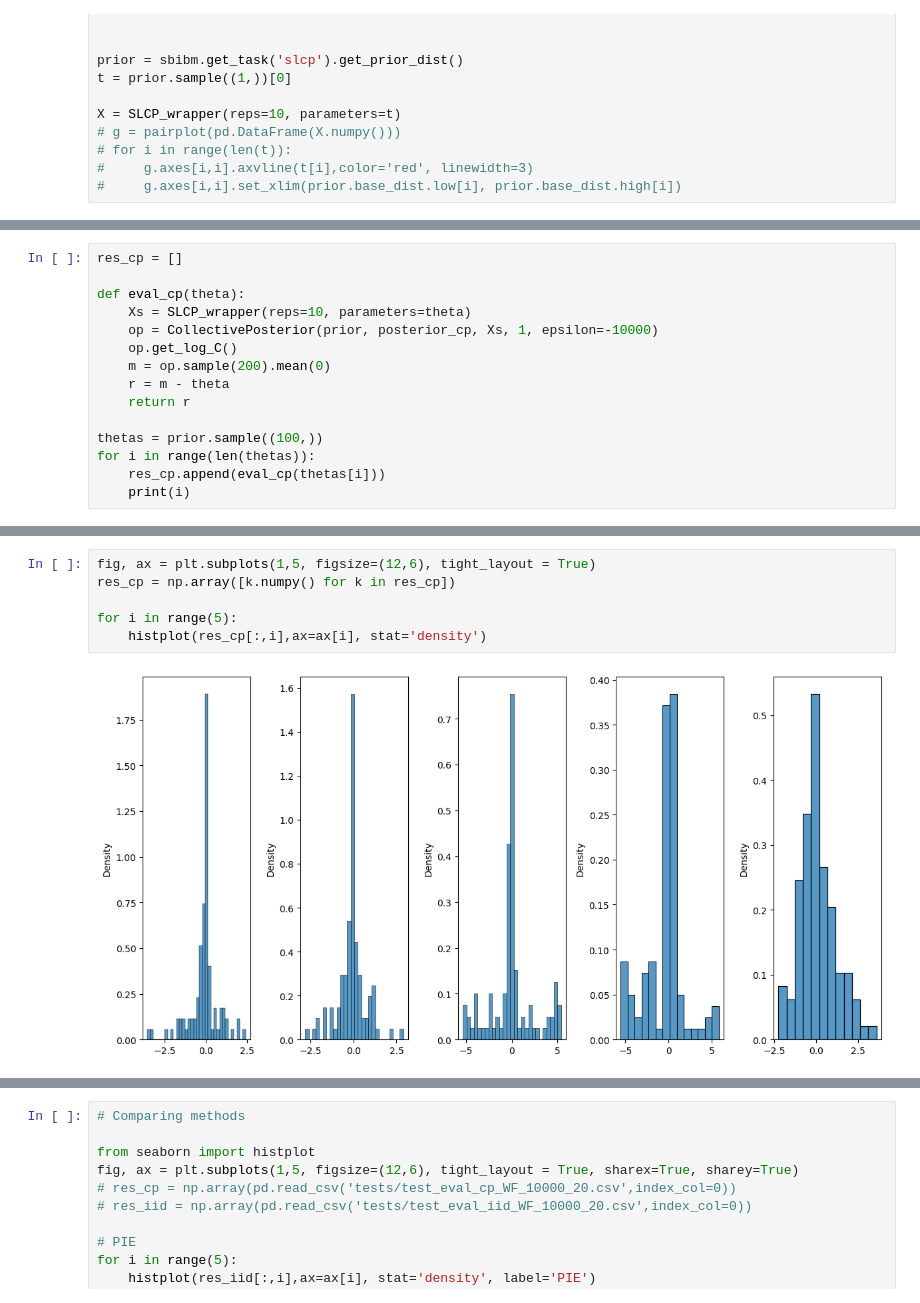
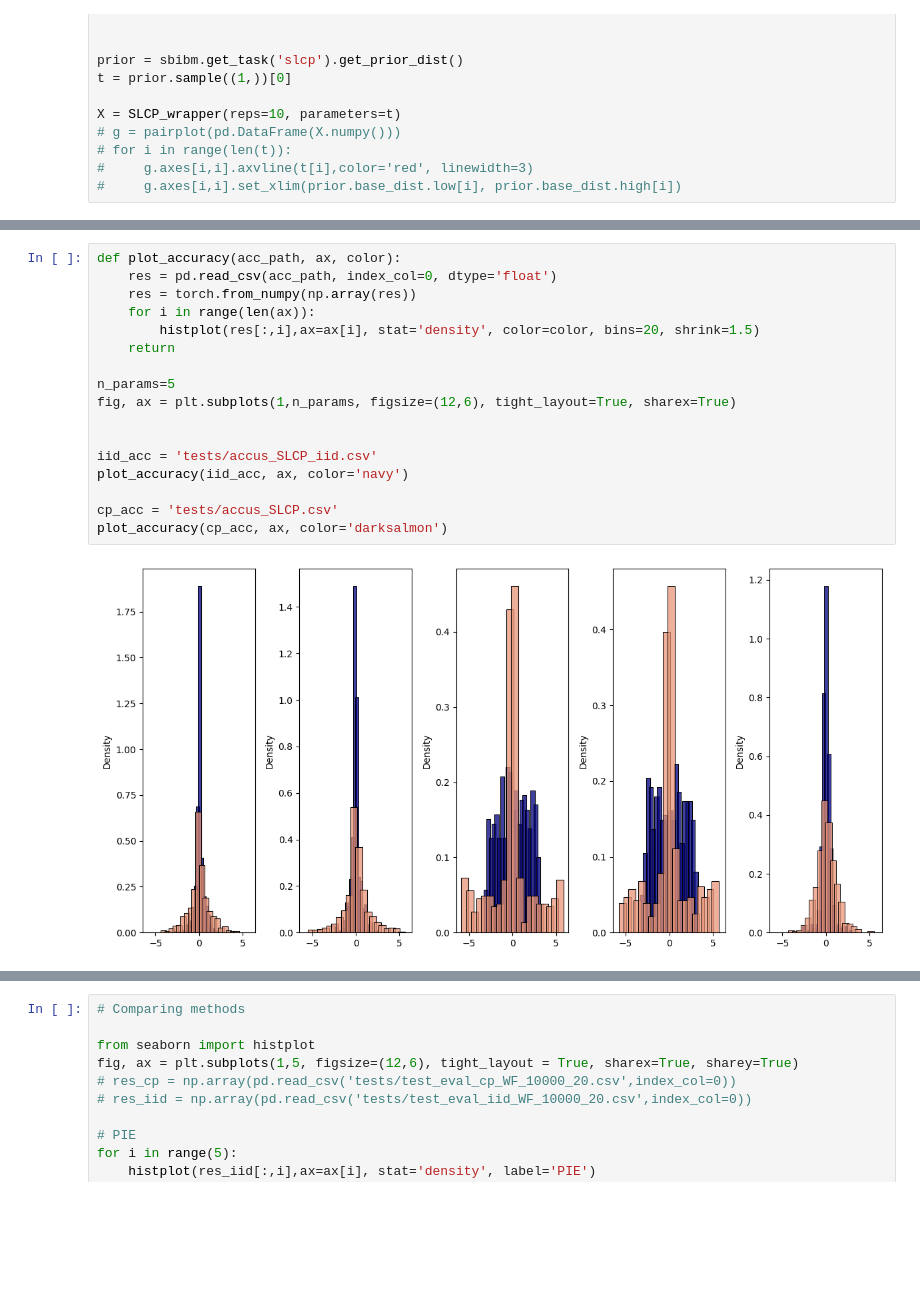
Before and after one commit to nadavbennun1/collective_posterior, a Jupyter notebook: SLCP/test collective.ipynb, the cells around one changed output, grey strips where cells are left out. Saved outputs shown, nothing was run; the diff lists cells and outputs as text; blank space fills up the shorter version.

Commit message:
plot tests

```diff
--- a/SLCP/test collective.ipynb
+++ b/SLCP/test collective.ipynb
@@ -45,15 +44,0 @@ for i in range(len(t)):
-# %%
-res_cp = []
-
-def eval_cp(theta):
-    Xs = SLCP_wrapper(reps=10, parameters=theta)
-    op = CollectivePosterior(prior, posterior_cp, Xs, 1, epsilon=-10000)
-    op.get_log_C()
-    m = op.sample(200).mean(0)
-    r = m - theta
-    return r
-
-thetas = prior.sample((100,))
-for i in range(len(thetas)):
-    res_cp.append(eval_cp(thetas[i]))
-    print(i)
@@ -78,8 +45,19 @@ for i in range(len(thetas)):
 # %%
-fig, ax = plt.subplots(1,5, figsize=(12,6), tight_layout = True)
-res_cp = np.array([k.numpy() for k in res_cp])
+def plot_accuracy(acc_path, ax, color):
+    res = pd.read_csv(acc_path, index_col=0, dtype='float')
+    res = torch.from_numpy(np.array(res))
+    for i in range(len(ax)):
+        histplot(res[:,i],ax=ax[i], stat='density', color=color, bins=20, shrink=1.5)
+    return
 
-for i in range(5):
-    histplot(res_cp[:,i],ax=ax[i], stat='density')
+n_params=5
+fig, ax = plt.subplots(1,n_params, figsize=(12,6), tight_layout=True, sharex=True)
+
+
+iid_acc = 'tests/accus_SLCP_iid.csv'
+plot_accuracy(iid_acc, ax, color='navy')
+
+cp_acc = 'tests/accus_SLCP.csv'
+plot_accuracy(cp_acc, ax, color='darksalmon')
 # %% [output]
-[figure, old version]
+[figure, new version]
```
Also changed, not shown: parts of 6 cells of this notebook, 1 other file.
